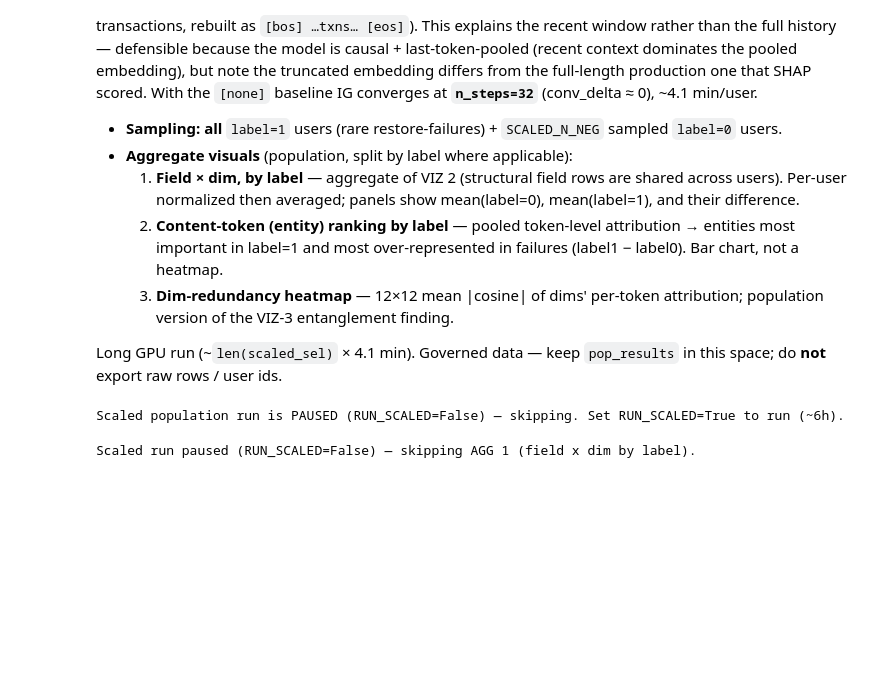
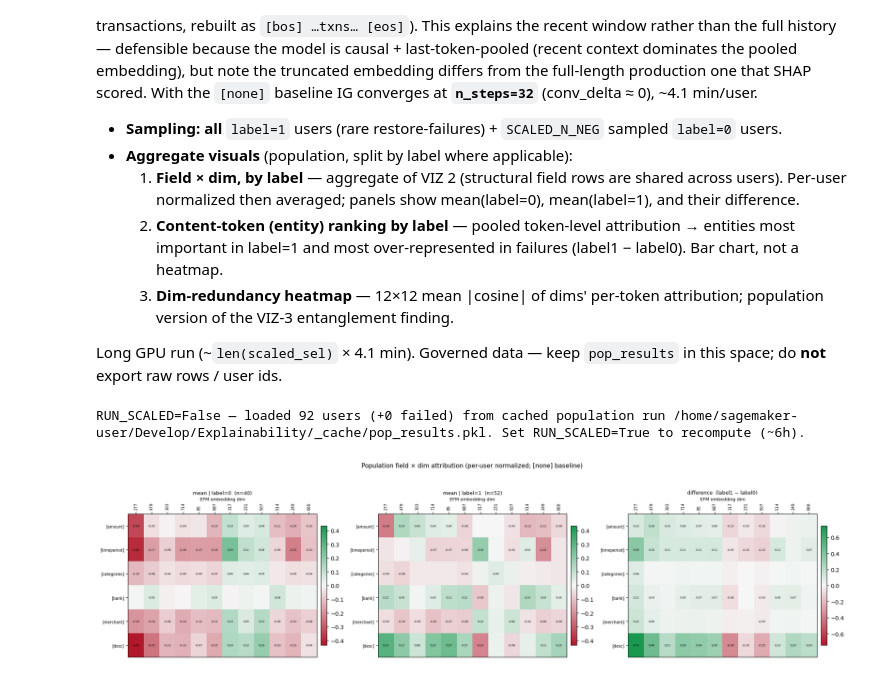
Before and after one commit to alessandrocastillo-arch/SHAP-IG-Explainability-Tests, a Jupyter notebook: ppma_interp.ipynb, the cells around one changed output. Cells and saved outputs as stored; diff of their text form; code cells hidden in the pictures; blank space fills up the shorter version.

Commit message:
population run and stage 3 direct token connection to risk

```diff
--- a/ppma_interp.ipynb
+++ b/ppma_interp.ipynb
@@ -1010,7 +1144,7 @@ Long GPU run (~`len(scaled_sel)` × 4.1 min). Governed data — keep `pop_result
 # ROBUSTNESS: each user's IG is wrapped in try/except so one bad user can't kill the ~6h run; failures are
 # logged (uid/label/orig_len/error) and summarized at the end so we know how common they are and can diagnose.
 # pop_results is checkpointed to _cache/ periodically so a late failure doesn't waste the compute.
-RUN_SCALED     = False   # <<< ARMED. Set False to skip the population pass.
+RUN_SCALED     = False   # population pass DONE (results in pop_results.pkl / POPRUN nb). Set True to re-run (~6h).
 SCALED_WINDOW  = 4096   # most-recent tokens kept per user (fp32 IG fits ~14.6GB here; OOM by ~8k)
 SCALED_N_STEPS = 32     # [none] baseline converges by 32 (conv_delta ~0); ~4.1 min/user x12 dims
 SCALED_N_NEG   = 40     # negatives to sample; ALL label=1 users are taken (rare class)
@@ -1046,7 +1180,16 @@ def clamp_vocab(ids):
 
 pop_results = {}
 if not RUN_SCALED:
-    print("Scaled population run is PAUSED (RUN_SCALED=False) — skipping. Set RUN_SCALED=True to run (~6h).")
+    import pickle, os
+    _CKPT = "/home/sagemaker-user/Develop/Explainability/_cache/pop_results.pkl"
+    if os.path.exists(_CKPT):                       # reuse the completed population run (no 6h recompute)
+        with open(_CKPT, "rb") as f:
+            _ck = pickle.load(f)
+        pop_results = _ck["pop_results"]
+        print(f"RUN_SCALED=False — loaded {len(pop_results)} users (+{len(_ck.get('failed', []))} failed) "
+              f"from cached population run {_CKPT}. Set RUN_SCALED=True to recompute (~6h).")
+    else:
+        print("Scaled population run PAUSED (RUN_SCALED=False) and no checkpoint found — skipping. Set True to run (~6h).")
 else:
     import pickle
     from collections import Counter
@@ -1105,13 +1248,14 @@ else:
     print(f"  checkpoint saved -> {CKPT}")
 # Governed data: keep pop_results in this space — do NOT export raw rows / user ids.
 # %% [output]
-Scaled population run is PAUSED (RUN_SCALED=False) — skipping. Set RUN_SCALED=True to run (~6h).
+RUN_SCALED=False — loaded 92 users (+0 failed) from cached population run /home/sagemaker-user/Develop/Explainability/_cache/pop_results.pkl. Set RUN_SCALED=True to recompute (~6h).
 # %%
 # === AGG 1: population field x dim, split by label (per-user normalized, then averaged) ===
 # Aggregated version of per-user VIZ 2. Structural field rows are SHARED across all users, so this is the
 # natural population view. Per user: roll content up to its field marker (structural_field_matrix from the
 # VIZ-2 cell), normalize by that user's max|.| (PATTERN, not magnitude), then average within each label
 # group. Panels: mean(label=0), mean(label=1), and the difference (label1 - label0 = what differs for failures).
+# Non-contributing rows ([bos]/[eos]/[txn_sep]/[txn_type], ~0 under [none]) are dropped via KEEP_IDX (same as VIZ 2).
 import matplotlib.pyplot as plt
 from matplotlib.colors import LinearSegmentedColormap, TwoSlopeNorm
 RWG = LinearSegmentedColormap.from_list("red_white_green", ["#b2182b", "#f7f7f7", "#1a9850"])
@@ -1119,7 +1263,7 @@ RWG = LinearSegmentedColormap.from_list("red_white_green", ["#b2182b", "#f7f7f7"
 def _norm_field_mats(results, dims, struct_list):
     g0, g1 = [], []
     for res in results.values():
-        M = structural_field_matrix(res["token_ids"], res["attr"], struct_list, dims)
+        M = structural_field_matrix(res["token_ids"], res["attr"], struct_list, dims)[KEEP_IDX]  # drop ~0 seam/held-fixed rows
         m = np.abs(M).max()
         if m > 0:
             M = M / m                                  # per-user normalize -> unit max|.|
@@ -1127,36 +1271,36 @@ def _norm_field_mats(results, dims, struct_list):
     return g0, g1
 
 if not pop_results:
     print("Scaled run paused (RUN_SCALED=False) — skipping AGG 1 (field x dim by label).")
 else:
     g0, g1 = _norm_field_mats(pop_results, TOP_DIMS, STRUCT_LIST)
-    shp   = (len(STRUCT_LIST), len(TOP_DIMS))
+    shp   = (len(FIELD_ROWS), len(TOP_DIMS))
     mean0 = np.mean(g0, axis=0) if g0 else np.zeros(shp)
     mean1 = np.mean(g1, axis=0) if g1 else np.zeros(shp)
     diff  = mean1 - mean0
     mm    = max(float(np.abs(mean0).max()), float(np.abs(mean1).max())) or 1.0     # shared scale for the means
     dm    = float(np.abs(diff).max()) or 1.0                                       # own scale for the difference
     panels = [(f"mean | label=0  (n={len(g0)})", mean0, mm),
               (f"mean | label=1  (n={len(g1)})", mean1, mm),
               ("difference  (label1 − label0)", diff, dm)]
 
     fig, axes = plt.subplots(1, 3, figsize=(19, 4.8))
     for ax, (title, M, scale) in zip(axes, panels):
         im = ax.imshow(M, cmap=RWG, norm=TwoSlopeNorm(0.0, -scale, scale), aspect="auto")
         ax.set_xticks(range(len(TOP_DIMS))); ax.set_xticklabels([str(d) for d in TOP_DIMS], fontsize=7, rotation=90)
-        ax.set_yticks(range(len(STRUCT_LIST))); ax.set_yticklabels(STRUCT_LIST, fontsize=7)
+        ax.set_yticks(range(len(FIELD_ROWS))); ax.set_yticklabels(FIELD_ROWS, fontsize=7)
         ax.xaxis.set_ticks_position("top"); ax.xaxis.set_label_position("top")
         ax.set_xlabel("EFM embedding dim", fontsize=8)
         for r in range(M.shape[0]):
             for c in range(M.shape[1]):
                 if abs(M[r, c]) > 0.04:
                     ax.text(c, r, f"{M[r, c]:.2f}", ha="center", va="center", fontsize=5)
         ax.set_title(title, fontsize=9)
         fig.colorbar(im, ax=ax, fraction=0.03, pad=0.02)
     fig.suptitle("Population field × dim attribution (per-user normalized; [none] baseline)", fontsize=11, y=1.05)
     plt.tight_layout(); plt.show()
 # %% [output]
-Scaled run paused (RUN_SCALED=False) — skipping AGG 1 (field x dim by label).
+[figure, added]
 # %%
 # === AGG 2: content-token (entity) ranking by label — pooled token-level attribution across users ===
 # Per user: importance[pos] = Σ_dims |attr_d[pos]| (total influence the token drives across the 12 top
```
Also changed, not shown: parts of 5 cells of this notebook, 5 other files.
